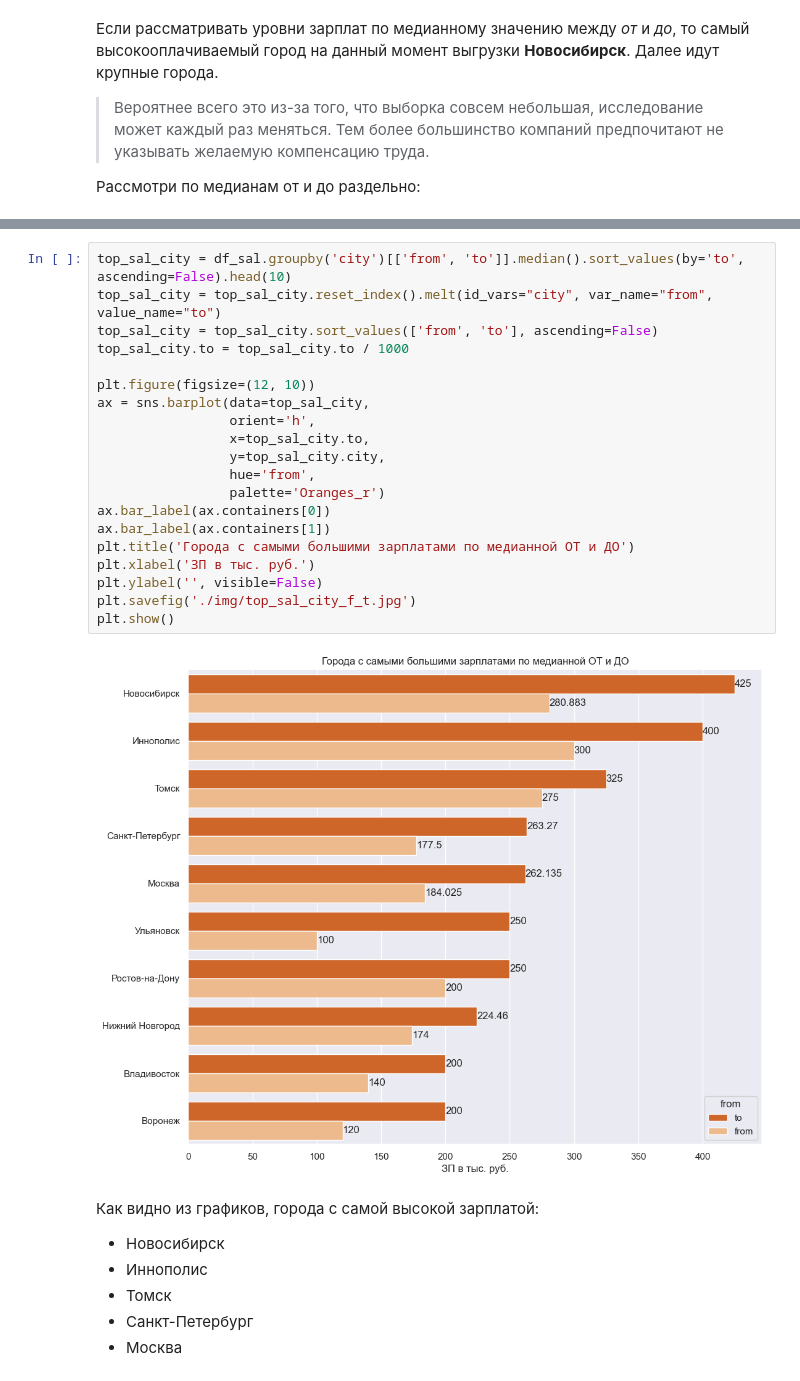
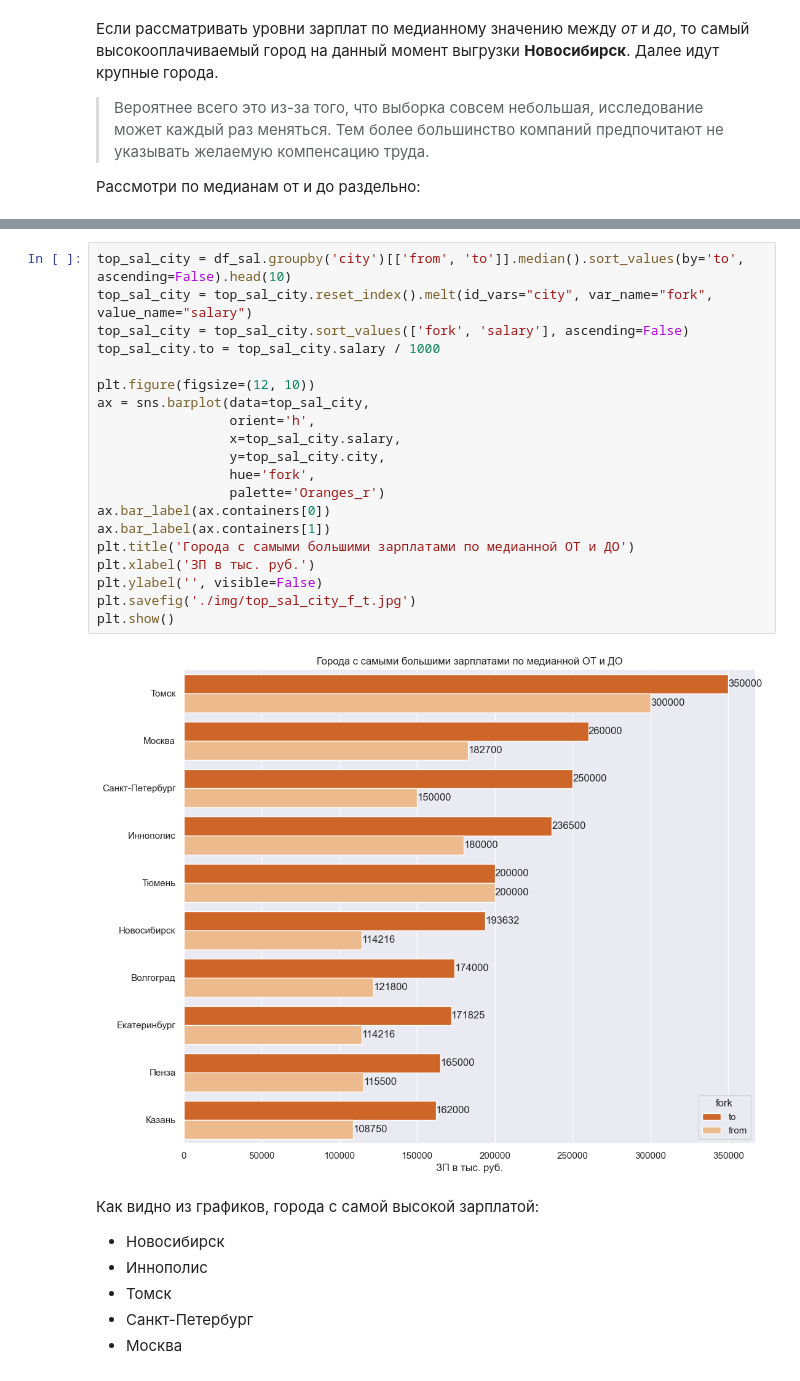
Before and after one commit to KirillErokhin/hh_parser, a Jupyter notebook: hh_dp_EDA.ipynb, the cells around one changed output, grey strips where cells are left out. Cells and saved outputs as stored; diff of their text form.

```diff
--- a/hh_dp_EDA.ipynb
+++ b/hh_dp_EDA.ipynb
@@ -863,25 +878,25 @@ plt.show()
 # %%
 top_sal_city = df_sal.groupby('city')[['from', 'to']].median().sort_values(by='to', ascending=False).head(10)
-top_sal_city = top_sal_city.reset_index().melt(id_vars="city", var_name="from", value_name="to")
-top_sal_city = top_sal_city.sort_values(['from', 'to'], ascending=False)
-top_sal_city.to = top_sal_city.to / 1000
+top_sal_city = top_sal_city.reset_index().melt(id_vars="city", var_name="fork", value_name="salary")
+top_sal_city = top_sal_city.sort_values(['fork', 'salary'], ascending=False)
+top_sal_city.to = top_sal_city.salary / 1000
 
 plt.figure(figsize=(12, 10))
 ax = sns.barplot(data=top_sal_city,
                  orient='h',
-                 x=top_sal_city.to,
+                 x=top_sal_city.salary,
                  y=top_sal_city.city,
-                 hue='from',
+                 hue='fork',
                  palette='Oranges_r')
 ax.bar_label(ax.containers[0])
 ax.bar_label(ax.containers[1])
 plt.title('Города с самыми большими зарплатами по медианной ОТ и ДО')
 plt.xlabel('ЗП в тыс. руб.')
 plt.ylabel('', visible=False)
 plt.savefig('./img/top_sal_city_f_t.jpg')
 plt.show()
 # %% [output]
-[figure, old version]
+[figure, new version]
 # %% [markdown]
 Как видно из графиков, города с самой высокой зарплатой:
 
```
Also changed, not shown: parts of 18 cells of this notebook, 20 other files.
